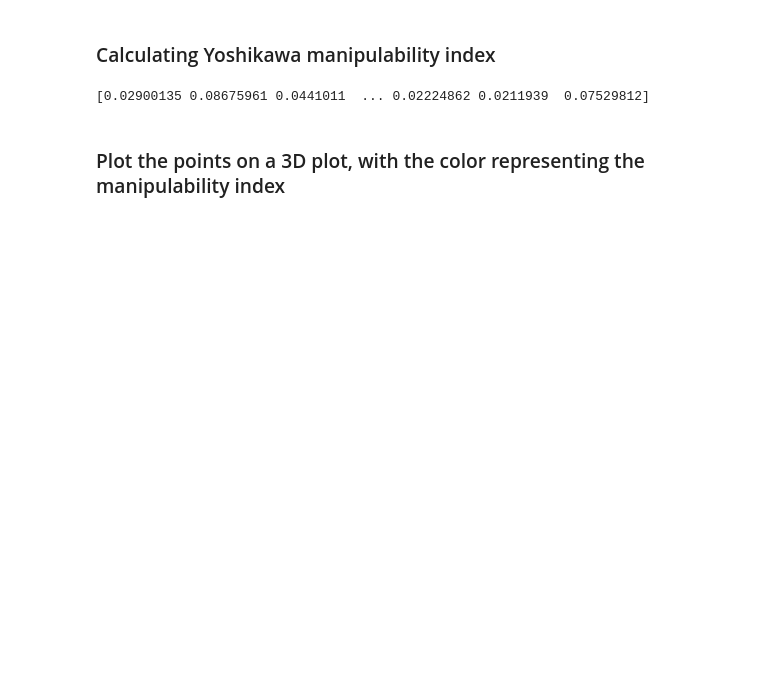
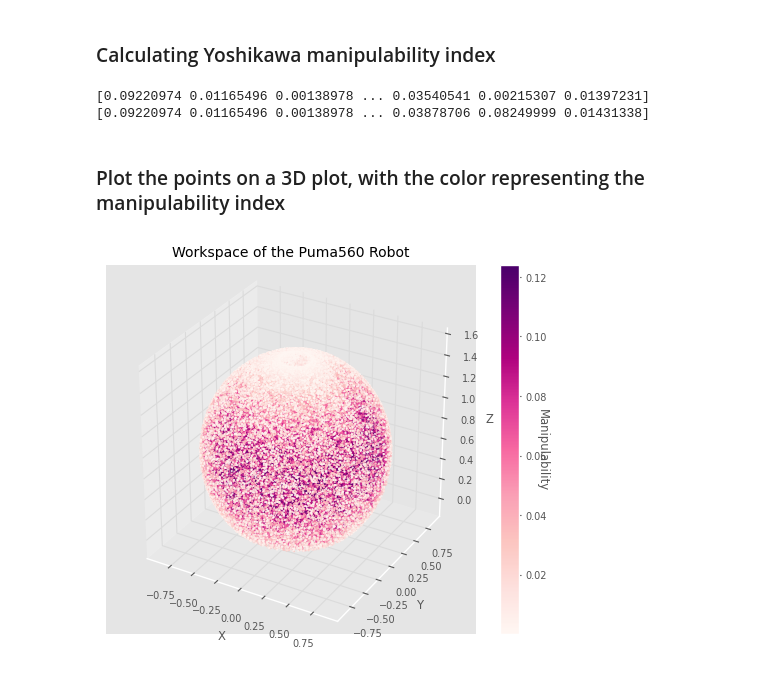
Before and after one commit to mtalirfan/ME-489-MATLAB-Manipulator, a Jupyter notebook: Puma560.ipynb, the cells around one changed output. Cells and saved outputs as stored; diff of their text form; code cells hidden in the pictures; blank space fills up the shorter version.

```diff
--- a/Puma560.ipynb
+++ b/Puma560.ipynb
@@ -461,18 +500,59 @@ def manipulability(robot, q, axes):
 
     return m
 # %%
-list_manipulability = []
+def manipulability_list(robot, list_q, axes, n_points):
 
-for i in range(n_points):
-    m = manipulability(puma560, list_q_point[i], axes)
-    list_manipulability.append(m)
+    list_m = []
 
-list_manipulability = array(list_manipulability)
-print(list_manipulability)
+    for i in range(n_points):
+        m = manipulability(robot, list_q[i], axes)
+        list_m.append(m)
+
+    return array(list_m)
-# %% [output]
-[0.02900135 0.08675961 0.0441011  ... 0.02224862 0.0211939  0.07529812]
+# %%
+m_list = manipulability_list(puma560, list_q_point, axes, n_points)
+
+m_list_sample = manipulability_list(puma560, list_q_point_sample, axes, n_points_sample)
+
+print(m_list)
+print(m_list_sample)
+# %% [output]
+[0.09220974 0.01165496 0.00138978 ... 0.03540541 0.00215307 0.01397231]
+[0.09220974 0.01165496 0.00138978 ... 0.03878706 0.08249999 0.01431338]
 # %% [markdown]
 ### Plot the points on a 3D plot, with the color representing the manipulability index
+# %%
+fig = plt.figure()
+ax = fig.add_subplot(111, projection='3d')
+
+x = list_of_points[:,0]
+y = list_of_points[:,1]
+z = list_of_points[:,2]
+c = m_list
+cmap = plt.cm.RdPu
+s = 1
+
+scatter = ax.scatter(x, y, z, c=c, cmap=cmap, s=s)
+
+# set zorders here
+scatter.set_zorder(1)
+
+ax.set_xlabel('X')
+ax.set_ylabel('Y')
+ax.set_zlabel('Z')
+
+ax.set_box_aspect([1,1,1])
+
+cbar = fig.colorbar(scatter, ax=ax)
+cbar.set_label('Manipulability', rotation=270)
+
+plt.title('Workspace of the Puma560 Robot')
+
+plt.savefig('Media/Puma560 Workspace.png')
+
+plt.show()
+# %% [output]
+[figure, added]
 # %%
 fig = plt.figure()
 ax = fig.add_subplot(111, projection='3d')
```
Also changed, not shown: parts of 23 cells of this notebook, 51 other files.
